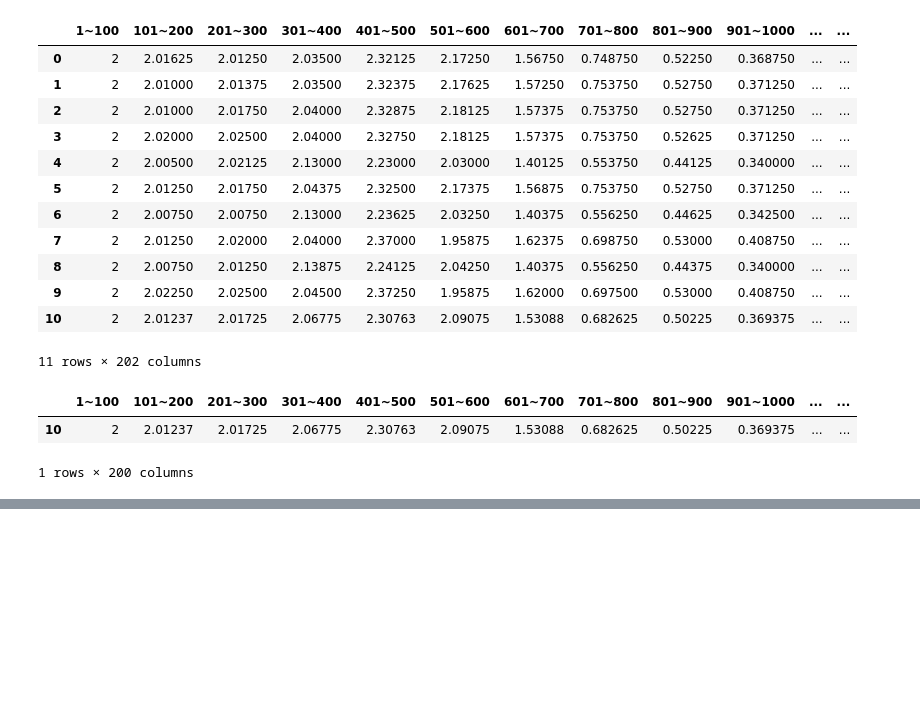
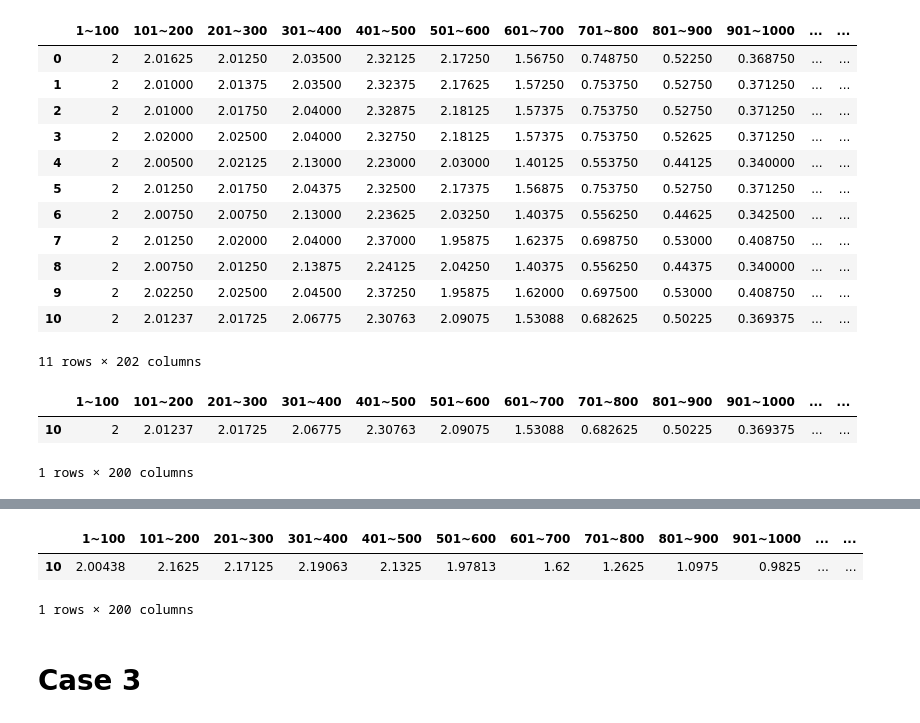
Before and after one commit to tyokyo320/time-series, a Jupyter notebook: utils/error_by_period_syntheic.ipynb, the cells around one changed output, grey strips where cells are left out. Drawn from its saved outputs; the diff is of its cells as text; code cells hidden in the pictures; blank space fills up the shorter version.

```diff
--- a/utils/error_by_period_syntheic.ipynb
+++ b/utils/error_by_period_syntheic.ipynb
@@ -37,0 +57,11 @@ case1_df_average.iloc[:, :dim]
+# %%
+# Get last row using values[]
+case2_df_average = case2_df[-1:]
+dim = config.epoch // config.period
+case2_df_average.iloc[:, :dim]
+# %% [output]
+|  | 1~100 | 101~200 | 201~300 | 301~400 | 401~500 | 501~600 | 601~700 | 701~800 | 801~900 | 901~1000 | ... | ... |
+| 10 | 2.00438 | 2.1625 | 2.17125 | 2.19063 | 2.1325 | 1.97813 | 1.62 | 1.2625 | 1.0975 | 0.9825 | ... | ... |
+1 rows × 200 columns
+# %% [markdown]
+# Case 3
```
Also changed, not shown: parts of 9 cells of this notebook.
